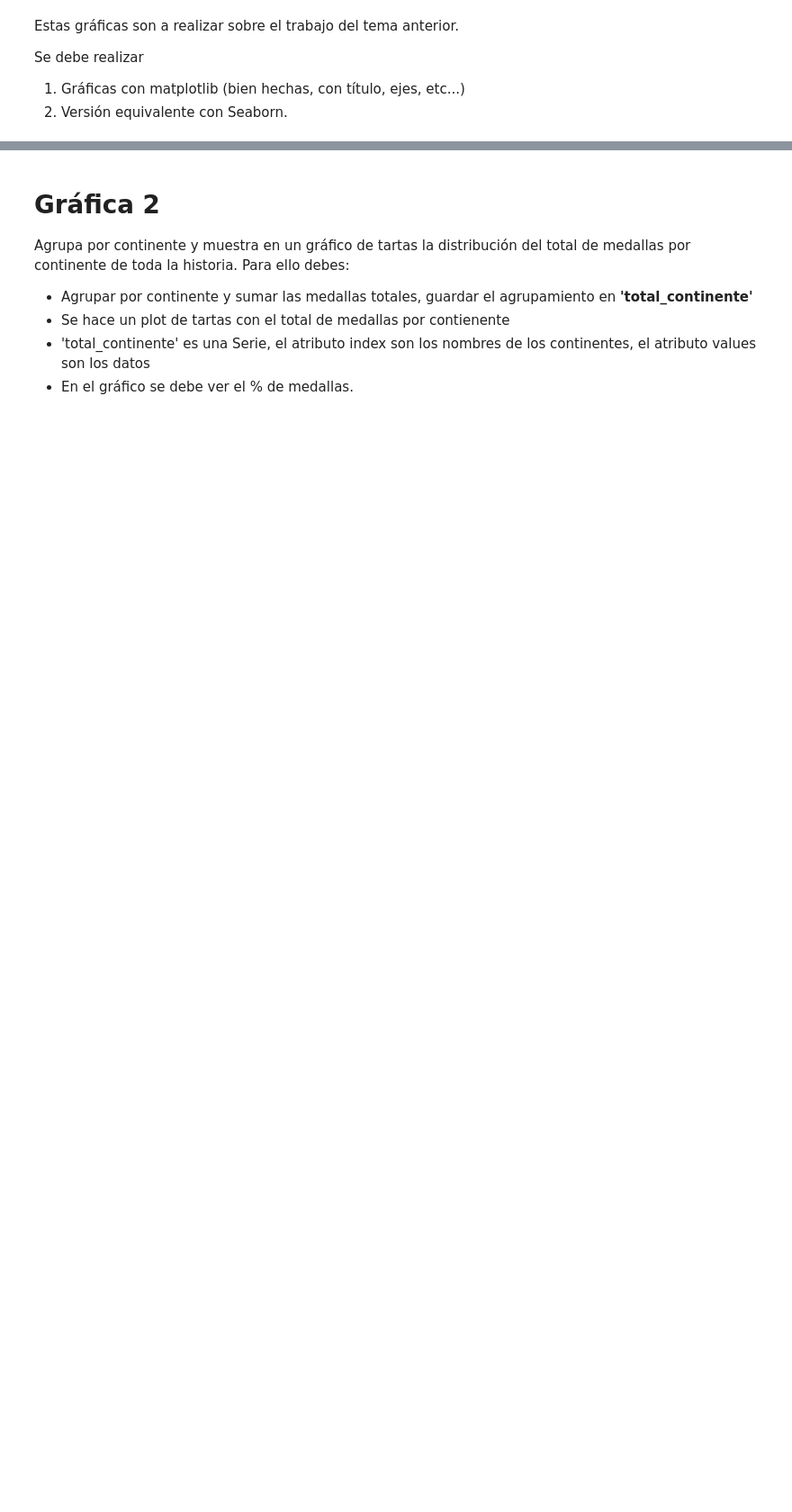
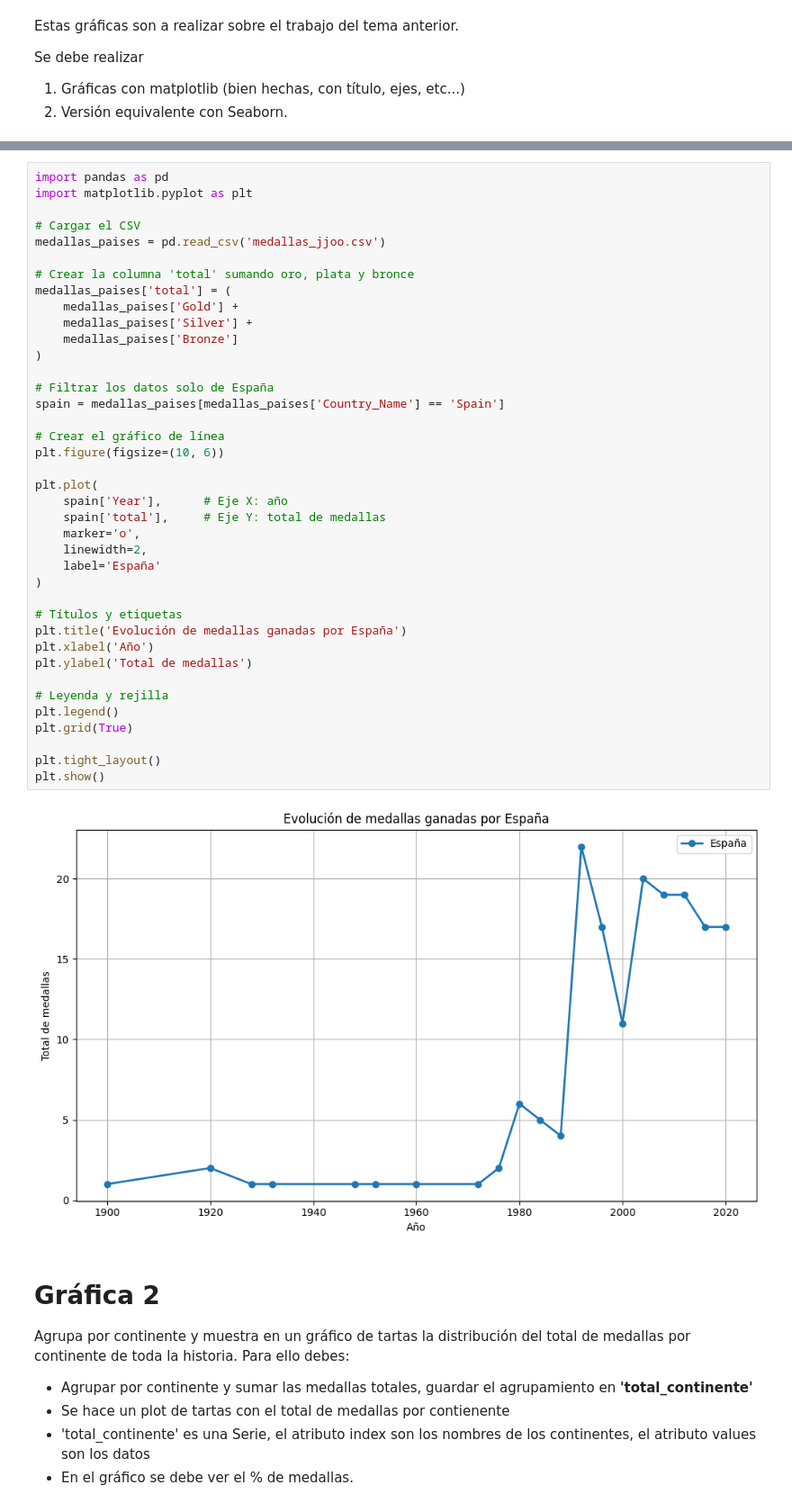
Before and after one commit to iriveraf01/Python-2526, a Jupyter notebook: AD/TrabajoTema2/Enunciado_matplotlib_2.ipynb, the cells around one changed output, grey strips where cells are left out. Shown at 90% size. Drawn from its saved outputs; the diff is of its cells as text; blank space fills up the shorter version.

```diff
--- a/AD/TrabajoTema2/Enunciado_matplotlib_2.ipynb
+++ b/AD/TrabajoTema2/Enunciado_matplotlib_2.ipynb
@@ -20,6 +20,47 @@ Histórico/evolución de medallas ganadas por España en cada año en un gráfic
 El resultado debe ser como en la imagen, añadiendo nombres a ejes y título de la gráfica.
 
 ![imagen.png](attachment:imagen.png)
+# %%
+import pandas as pd
+import matplotlib.pyplot as plt
+
+# Cargar el CSV
+medallas_paises = pd.read_csv('medallas_jjoo.csv')
+
+# Crear la columna 'total' sumando oro, plata y bronce
+medallas_paises['total'] = (
+    medallas_paises['Gold'] +
+    medallas_paises['Silver'] +
+    medallas_paises['Bronze']
+)
+
+# Filtrar los datos solo de España
+spain = medallas_paises[medallas_paises['Country_Name'] == 'Spain']
+
+# Crear el gráfico de línea
+plt.figure(figsize=(10, 6))
+
+plt.plot(
+    spain['Year'],      # Eje X: año
+    spain['total'],     # Eje Y: total de medallas
+    marker='o',
+    linewidth=2,
+    label='España'
+)
+
+# Títulos y etiquetas
+plt.title('Evolución de medallas ganadas por España')
+plt.xlabel('Año')
+plt.ylabel('Total de medallas')
+
+# Leyenda y rejilla
+plt.legend()
+plt.grid(True)
+
+plt.tight_layout()
+plt.show()
+# %% [output]
+[figure, added]
 # %% [markdown]
 # Gráfica 2
 
```
Also changed, not shown: parts of 2 cells of this notebook.
